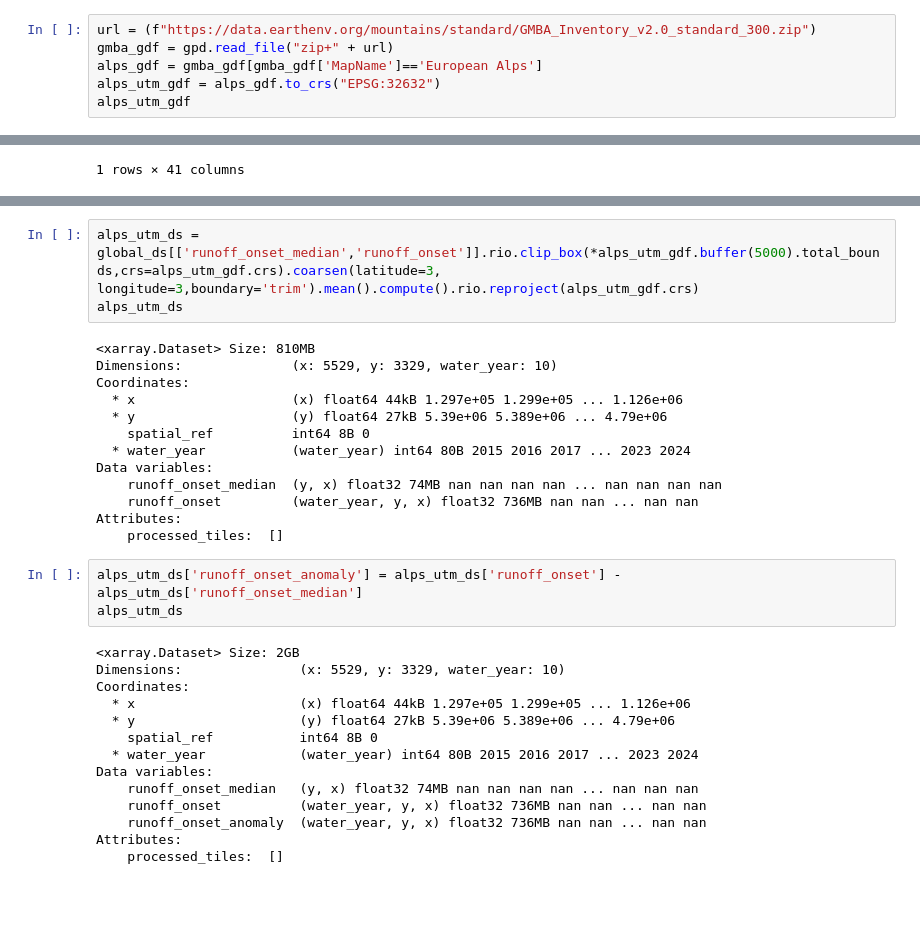
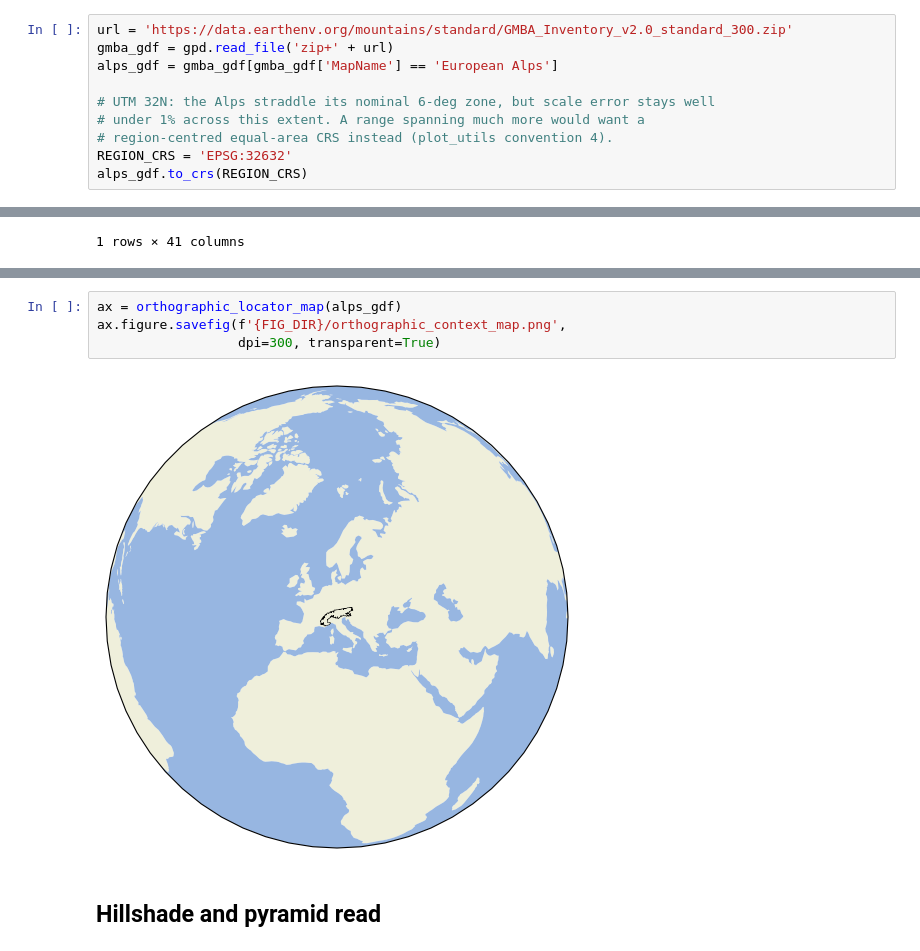
Before and after one commit to egagli/global_snowmelt_runoff_onset, a Jupyter notebook: visualize/regions/alps/alps.ipynb, the cells around one changed output, grey strips where cells are left out. Drawn from its saved outputs; the diff is of its cells as text; blank space fills up the shorter version.

```diff
--- a/visualize/regions/alps/alps.ipynb
+++ b/visualize/regions/alps/alps.ipynb
@@ -46,9 +83,13 @@ seasonal_snow_mask_reproject_method = rasterio
 # %%
-url = (f"https://data.earthenv.org/mountains/standard/GMBA_Inventory_v2.0_standard_300.zip")
-gmba_gdf = gpd.read_file("zip+" + url)
-alps_gdf = gmba_gdf[gmba_gdf['MapName']=='European Alps']
-alps_utm_gdf = alps_gdf.to_crs("EPSG:32632")
-alps_utm_gdf
+url = 'https://data.earthenv.org/mountains/standard/GMBA_Inventory_v2.0_standard_300.zip'
+gmba_gdf = gpd.read_file('zip+' + url)
+alps_gdf = gmba_gdf[gmba_gdf['MapName'] == 'European Alps']
+
+# UTM 32N: the Alps straddle its nominal 6-deg zone, but scale error stays well
+# under 1% across this extent. A range spanning much more would want a
+# region-centred equal-area CRS instead (plot_utils convention 4).
+REGION_CRS = 'EPSG:32632'
+alps_gdf.to_crs(REGION_CRS)
 # %% [output]
 |  | GMBA_V2_ID | GMBA_V1_ID | MapName | WikiDataUR | MapUnit | Hier_Lvl | Feature | Area | Perimeter | Elev_Low | ... |
 | 95 | 10001 | 2.04.01 | European Alps | https://www.wikidata.org/wiki/Q1286 | Aggregated | 4 | Mountain range with well-recogniz... | 175902.6368 | 7665.06167 | 0.0 | ... |
@@ -165,33 +97,8 @@ processed_tiles :
-# %%
-alps_utm_ds = global_ds[['runoff_onset_median','runoff_onset']].rio.clip_box(*alps_utm_gdf.buffer(5000).total_bounds,crs=alps_utm_gdf.crs).coarsen(latitude=3, longitude=3,boundary='trim').mean().compute().rio.reproject(alps_utm_gdf.crs)
-alps_utm_ds
-# %% [output]
-<xarray.Dataset> Size: 810MB
-Dimensions:              (x: 5529, y: 3329, water_year: 10)
-Coordinates:
-  * x                    (x) float64 44kB 1.297e+05 1.299e+05 ... 1.126e+06
-  * y                    (y) float64 27kB 5.39e+06 5.389e+06 ... 4.79e+06
-    spatial_ref          int64 8B 0
-  * water_year           (water_year) int64 80B 2015 2016 2017 ... 2023 2024
-Data variables:
-    runoff_onset_median  (y, x) float32 74MB nan nan nan nan ... nan nan nan nan
-    runoff_onset         (water_year, y, x) float32 736MB nan nan ... nan nan
-Attributes:
-    processed_tiles:  []
-# %%
-alps_utm_ds['runoff_onset_anomaly'] = alps_utm_ds['runoff_onset'] - alps_utm_ds['runoff_onset_median']
-alps_utm_ds
-# %% [output]
-<xarray.Dataset> Size: 2GB
-Dimensions:               (x: 5529, y: 3329, water_year: 10)
-Coordinates:
-  * x                     (x) float64 44kB 1.297e+05 1.299e+05 ... 1.126e+06
-  * y                     (y) float64 27kB 5.39e+06 5.389e+06 ... 4.79e+06
-    spatial_ref           int64 8B 0
-  * water_year            (water_year) int64 80B 2015 2016 2017 ... 2023 2024
-Data variables:
-    runoff_onset_median   (y, x) float32 74MB nan nan nan nan ... nan nan nan
-    runoff_onset          (water_year, y, x) float32 736MB nan nan ... nan nan
-    runoff_onset_anomaly  (water_year, y, x) float32 736MB nan nan ... nan nan
-Attributes:
-    processed_tiles:  []
+# %%
+ax = orthographic_locator_map(alps_gdf)
+ax.figure.savefig(f'{FIG_DIR}/orthographic_context_map.png',
+                  dpi=300, transparent=True)
+# %% [output]
+[figure, added]
+# %% [markdown]
+## Hillshade and pyramid read
```
Also changed, not shown: parts of 23 cells of this notebook, 15 other files.
